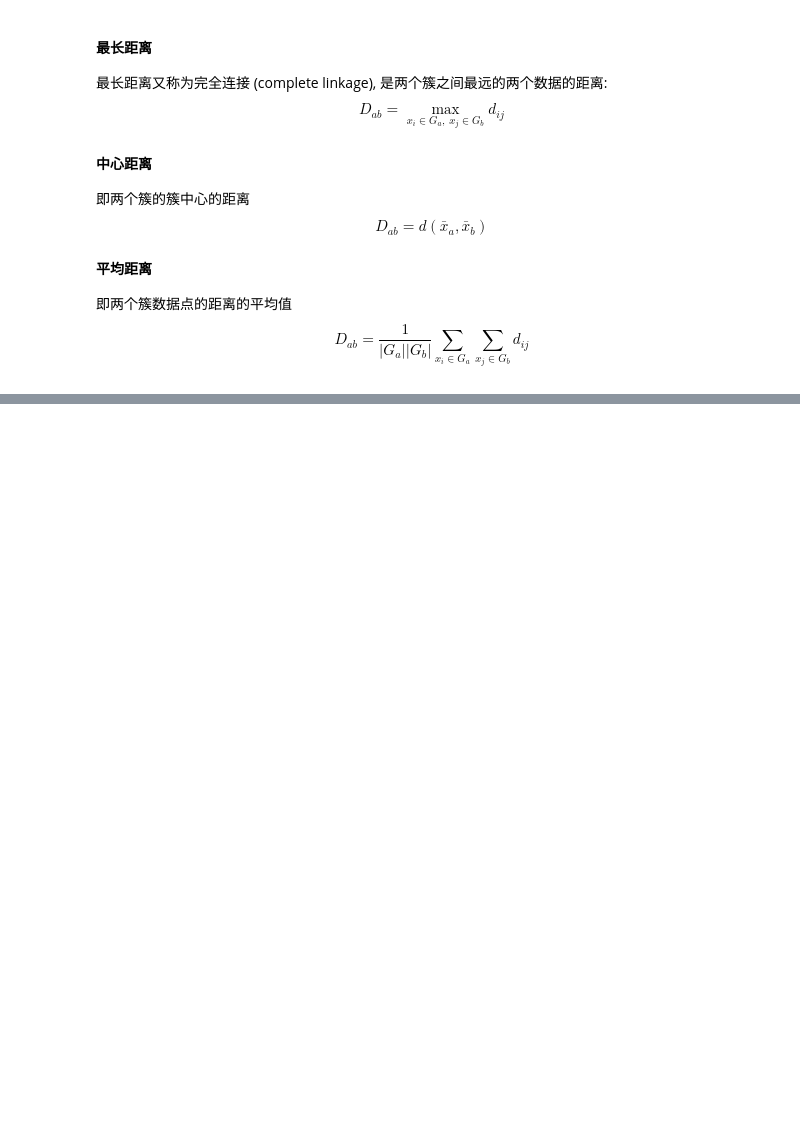
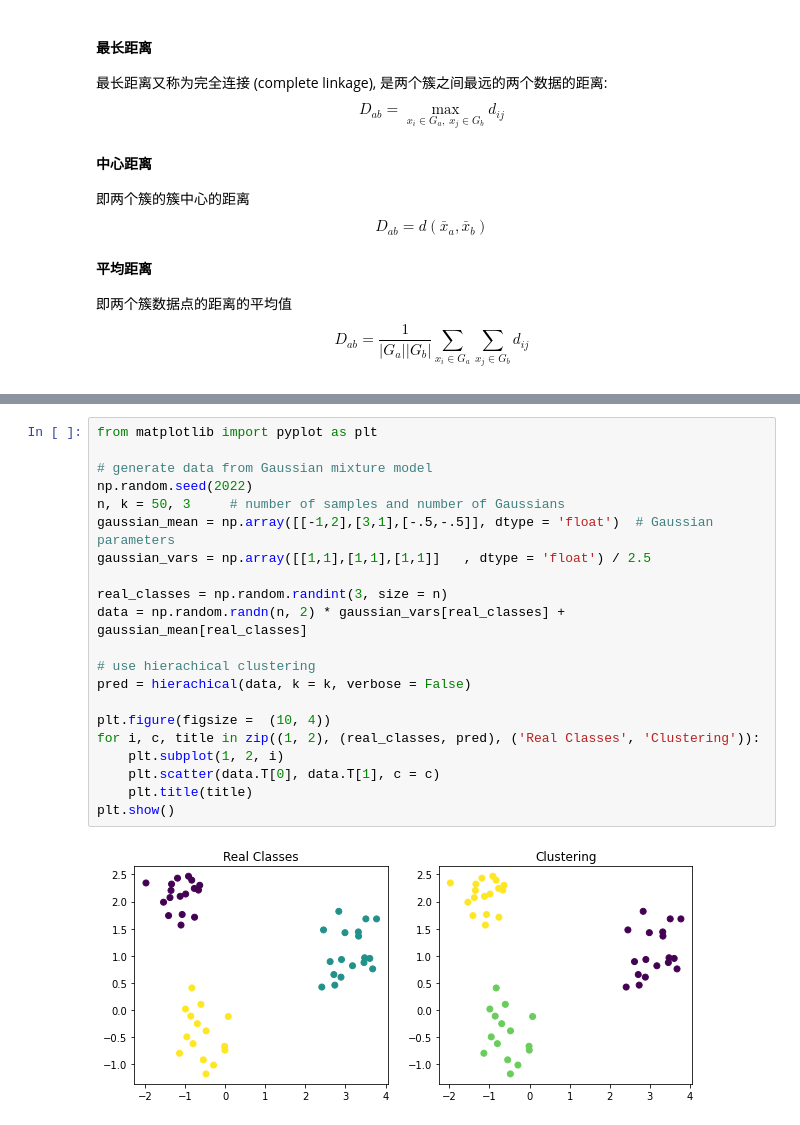
Before and after one commit to ForeverHaibara/Fudan-Courses, a Jupyter notebook: 统计学习概论/8 Clustering.ipynb, the cells around one changed output, grey strips where cells are left out. Drawn from its saved outputs; the diff is of its cells as text; blank space fills up the shorter version.

```diff
--- a/统计学习概论/8 Clustering.ipynb
+++ b/统计学习概论/8 Clustering.ipynb
@@ -80,0 +116,23 @@ $$D_{ab} = \frac{1}{|G_a||G_b|}\sum_{x_i\in G_a}\sum_{x_j\in G_b}d_{ij}$$
+# %%
+from matplotlib import pyplot as plt
+
+# generate data from Gaussian mixture model
+np.random.seed(2022)
+n, k = 50, 3     # number of samples and number of Gaussians
+gaussian_mean = np.array([[-1,2],[3,1],[-.5,-.5]], dtype = 'float')  # Gaussian parameters
+gaussian_vars = np.array([[1,1],[1,1],[1,1]]   , dtype = 'float') / 2.5
+
+real_classes = np.random.randint(3, size = n)
+data = np.random.randn(n, 2) * gaussian_vars[real_classes] + gaussian_mean[real_classes]
+
+# use hierachical clustering
+pred = hierachical(data, k = k, verbose = False)
+
+plt.figure(figsize =  (10, 4))
+for i, c, title in zip((1, 2), (real_classes, pred), ('Real Classes', 'Clustering')):
+    plt.subplot(1, 2, i)
+    plt.scatter(data.T[0], data.T[1], c = c)
+    plt.title(title)
+plt.show()
+# %% [output]
+[figure, added]
```
Also changed, not shown: parts of 7 cells of this notebook, 2 other files.
